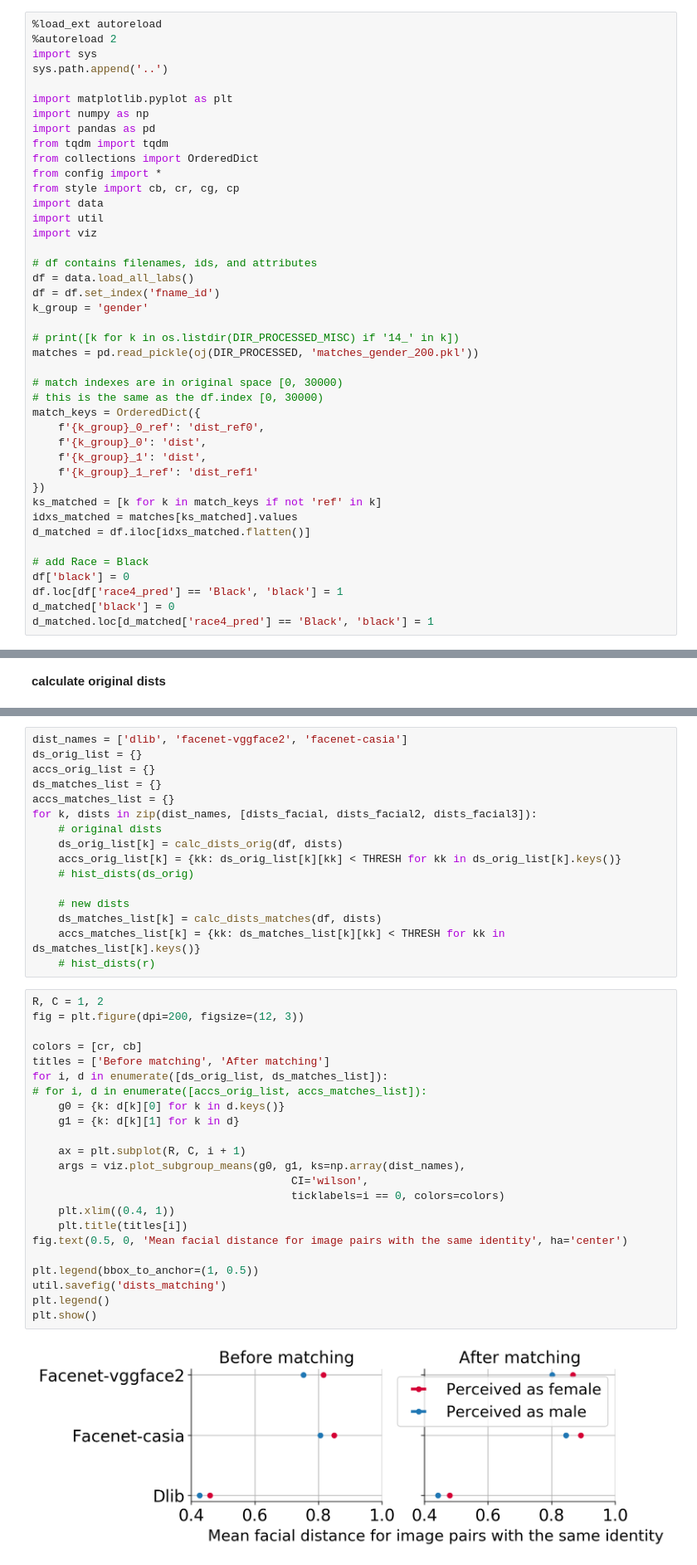
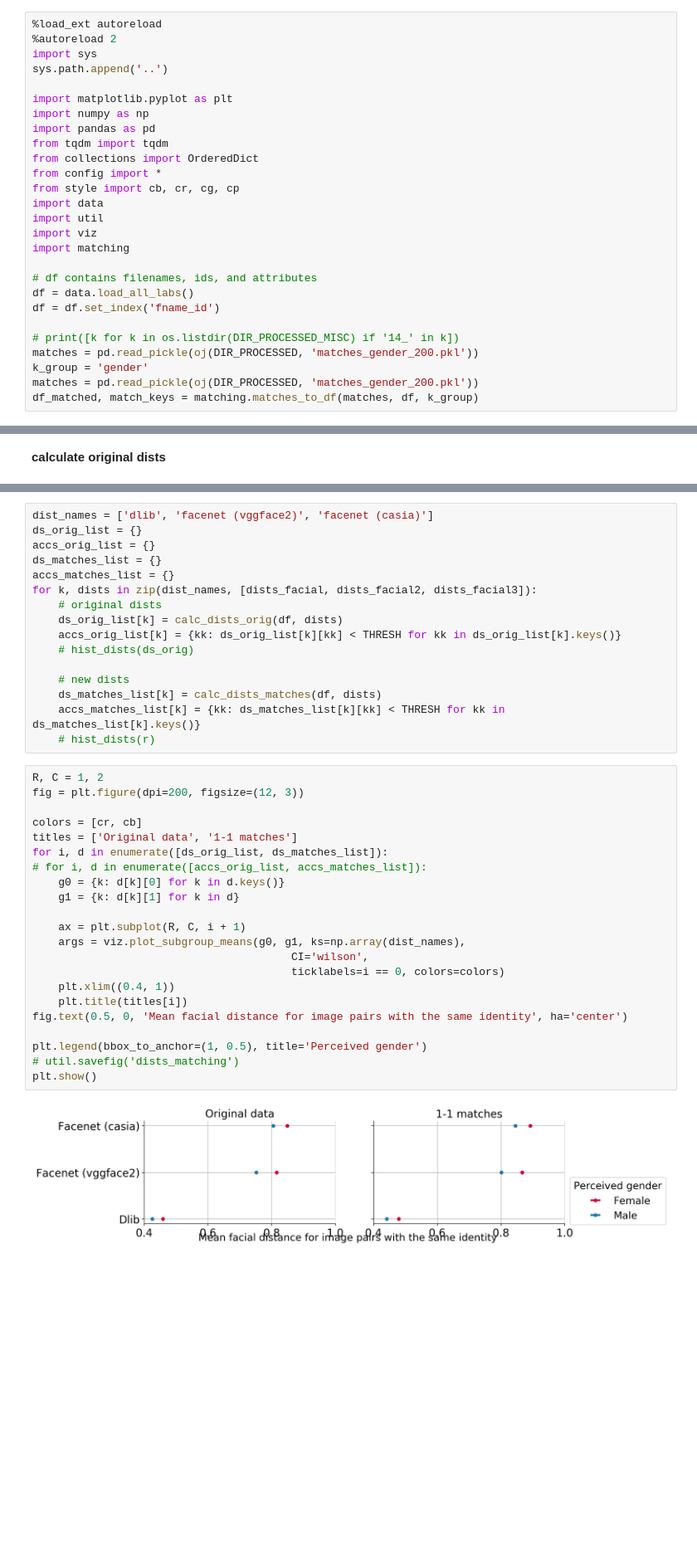
Before and after one commit to csinva/matching-with-gans, a Jupyter notebook: matching_benchmarking/06_analyze_matches_facerec.ipynb, the cells around one changed output, grey strips where cells are left out. Shown at 83% size. Saved outputs shown, nothing was run; the diff lists cells and outputs as text; blank space fills up the shorter version.

```diff
--- a/matching_benchmarking/06_analyze_matches_facerec.ipynb
+++ b/matching_benchmarking/06_analyze_matches_facerec.ipynb
@@ -16,29 +16,14 @@ from style import cb, cr, cg, cp
 import data
 import util
 import viz
+import matching
 
 # df contains filenames, ids, and attributes
 df = data.load_all_labs()
 df = df.set_index('fname_id')
-k_group = 'gender'
 
 # print([k for k in os.listdir(DIR_PROCESSED_MISC) if '14_' in k])
 matches = pd.read_pickle(oj(DIR_PROCESSED, 'matches_gender_200.pkl'))
-
-# match indexes are in original space [0, 30000)
-# this is the same as the df.index [0, 30000)
-match_keys = OrderedDict({
-    f'{k_group}_0_ref': 'dist_ref0',
-    f'{k_group}_0': 'dist',
-    f'{k_group}_1': 'dist',
-    f'{k_group}_1_ref': 'dist_ref1'
-})
-ks_matched = [k for k in match_keys if not 'ref' in k]
-idxs_matched = matches[ks_matched].values
-d_matched = df.iloc[idxs_matched.flatten()]
-
-# add Race = Black
-df['black'] = 0
-df.loc[df['race4_pred'] == 'Black', 'black'] = 1
-d_matched['black'] = 0
-d_matched.loc[d_matched['race4_pred'] == 'Black', 'black'] = 1
+k_group = 'gender'
+matches = pd.read_pickle(oj(DIR_PROCESSED, 'matches_gender_200.pkl'))
+df_matched, match_keys = matching.matches_to_df(matches, df, k_group)
@@ -93,7 +91,7 @@ def calc_dists_matches(df, dists):
         accs[i] = np.array(r[i]) < THRESH
     return r
 # %%
-dist_names = ['dlib', 'facenet-vggface2', 'facenet-casia']
+dist_names = ['dlib', 'facenet (vggface2)', 'facenet (casia)']
 ds_orig_list = {}
 accs_orig_list = {}
 ds_matches_list = {}
@@ -111,28 +109,27 @@ for k, dists in zip(dist_names, [dists_facial, dists_facial2, dists_facial3]):
 # %%
 R, C = 1, 2
 fig = plt.figure(dpi=200, figsize=(12, 3))
 
 colors = [cr, cb]
-titles = ['Before matching', 'After matching']
+titles = ['Original data', '1-1 matches']
 for i, d in enumerate([ds_orig_list, ds_matches_list]):
 # for i, d in enumerate([accs_orig_list, accs_matches_list]):
     g0 = {k: d[k][0] for k in d.keys()}
     g1 = {k: d[k][1] for k in d}
 
     ax = plt.subplot(R, C, i + 1)
     args = viz.plot_subgroup_means(g0, g1, ks=np.array(dist_names),
                                         CI='wilson',
                                         ticklabels=i == 0, colors=colors)
     plt.xlim((0.4, 1))
     plt.title(titles[i])
 fig.text(0.5, 0, 'Mean facial distance for image pairs with the same identity', ha='center')
 
-plt.legend(bbox_to_anchor=(1, 0.5))
-util.savefig('dists_matching')
-plt.legend()
+plt.legend(bbox_to_anchor=(1, 0.5), title='Perceived gender')
+# util.savefig('dists_matching')
 plt.show()
 # %% [output]
-[figure, old version]
+[figure, new version]
 # %%
 # R, C = 1, 2
 fig = plt.figure(dpi=200, figsize=(8, 3))
```
Also changed, not shown: parts of 2 cells of this notebook, 7 other files.
